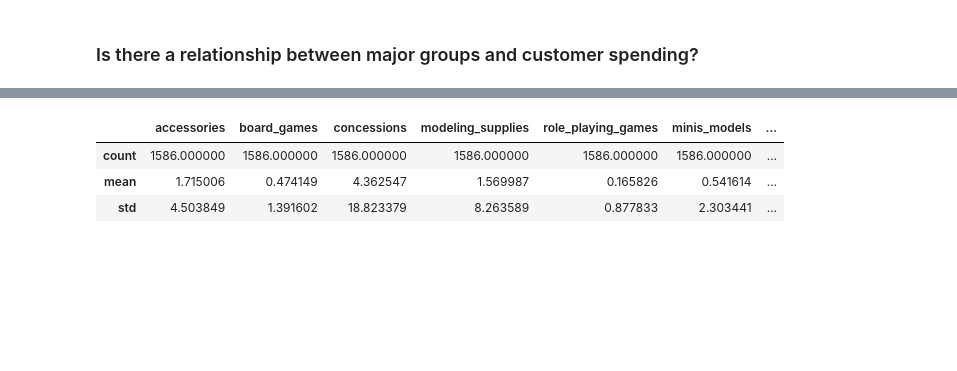
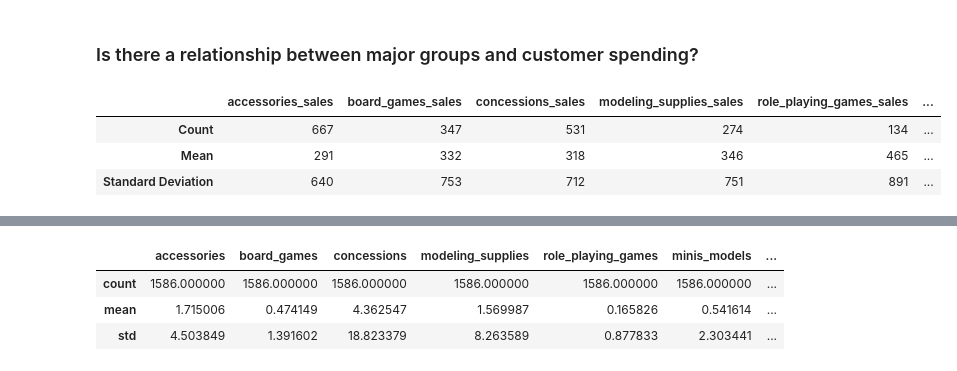
Before and after one commit to Johndsalas/customer_interest_analysis, a Jupyter notebook: exploration.ipynb, the cells around one changed output, grey strips where cells are left out. Drawn from its saved outputs; the diff is of its cells as text; code cells hidden in the pictures; blank space fills up the shorter version.

```diff
--- a/exploration.ipynb
+++ b/exploration.ipynb
@@ -275,3 +275,34 @@ Chi-Square P-Value: 9.61132947434622e-06
 Odds Ratio: 0.5
 # %% [markdown]
 ### Is there a relationship between major groups and customer spending?
+# %%
+cats = ['accessories',
+        'board_games',
+        'concessions',
+        'modeling_supplies',
+        'role_playing_games',
+        'minis_models',
+        'trading_card_games']
+
+df_sales = pd.DataFrame()
+
+for cat in cats:
+
+    bought_cat = f'bought_{cat}'
+
+    df_cat = df[df[bought_cat] == True]
+
+    col = [df_cat.net_sales.count(),df_cat.net_sales.mean(),df_cat.net_sales.std()]
+
+    df_sales[f'{cat}_sales'] = col
+
+df_sales.rename(index={0: 'Count', 1: 'Mean', 2: 'Standard Deviation'}, inplace=True)
+
+df_sales = df_sales.astype('int')
+
+df_sales
+# %% [output]
+|  | accessories_sales | board_games_sales | concessions_sales | modeling_supplies_sales | role_playing_games_sales | ... |
+| Count | 667 | 347 | 531 | 274 | 134 | ... |
+| Mean | 291 | 332 | 318 | 346 | 465 | ... |
+| Standard Deviation | 640 | 753 | 712 | 751 | 891 | ... |
```
Also changed, not shown: parts of 24 cells of this notebook.
